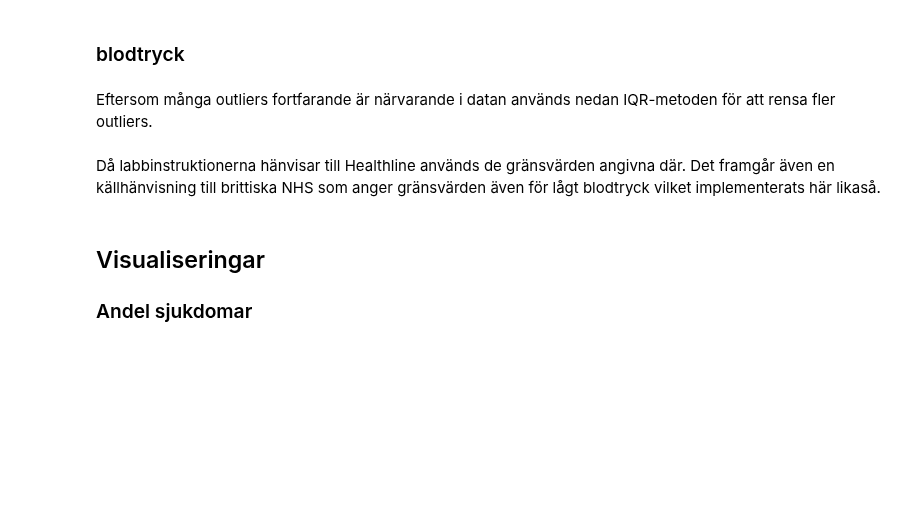
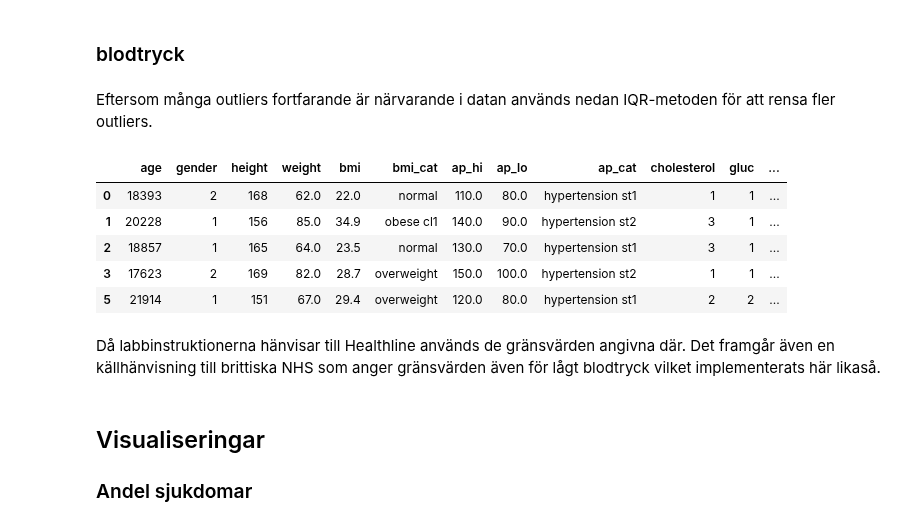
Before and after one commit to AlbotGoodman/machine-learning, a Jupyter notebook: lab/draft.ipynb, the cells around one changed output. Cells and saved outputs as stored; diff of their text form; code cells hidden in the pictures; blank space fills up the shorter version.

```diff
--- a/lab/draft.ipynb
+++ b/lab/draft.ipynb
@@ -104,6 +116,15 @@ bp_labels = [
 
 df["ap_cat"] = np.select(bp_conditions, bp_labels, default="unknown")
 df = df[["age", "gender", "height", "weight", "bmi", "bmi_cat", "ap_hi", "ap_lo", "ap_cat", "cholesterol", "gluc", "smoke", "alco", "active", "cardio"]]
+# %%
+df.head()
+# %% [output]
+|  | age | gender | height | weight | bmi | bmi_cat | ap_hi | ap_lo | ap_cat | cholesterol | gluc | ... |
+| 0 | 18393 | 2 | 168 | 62.0 | 22.0 | normal | 110.0 | 80.0 | hypertension st1 | 1 | 1 | ... |
+| 1 | 20228 | 1 | 156 | 85.0 | 34.9 | obese cl1 | 140.0 | 90.0 | hypertension st2 | 3 | 1 | ... |
+| 2 | 18857 | 1 | 165 | 64.0 | 23.5 | normal | 130.0 | 70.0 | hypertension st1 | 3 | 1 | ... |
+| 3 | 17623 | 2 | 169 | 82.0 | 28.7 | overweight | 150.0 | 100.0 | hypertension st2 | 1 | 1 | ... |
+| 5 | 21914 | 1 | 151 | 67.0 | 29.4 | overweight | 120.0 | 80.0 | hypertension st1 | 2 | 2 | ... |
 # %% [markdown]
 Då labbinstruktionerna hänvisar till Healthline används de gränsvärden angivna där. Det framgår även en källhänvisning till brittiska NHS som anger gränsvärden även för lågt blodtryck vilket implementerats här likaså.
 # %% [markdown]
```
Also changed, not shown: parts of 6 cells of this notebook, 2 other files.
